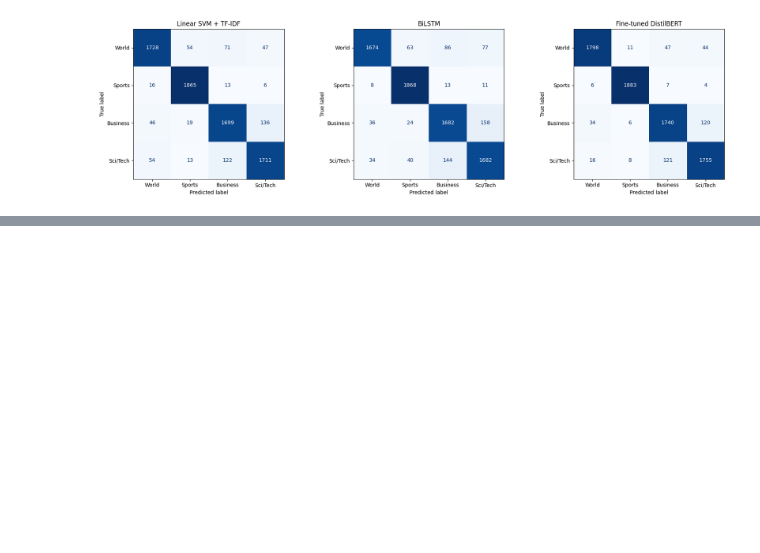
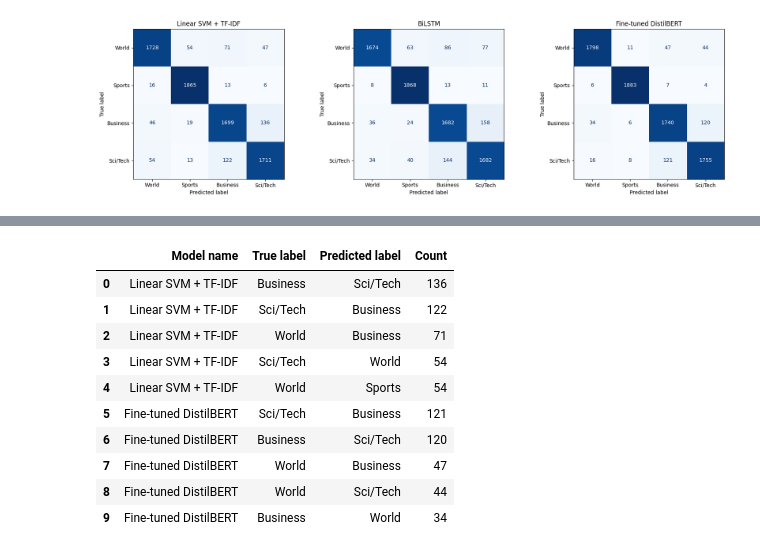
Before and after one commit to fufu3105/machine-learning-assignment, a Jupyter notebook: assignment.ipynb, the cells around one changed output, grey strips where cells are left out. Cells and saved outputs as stored; diff of their text form; code cells hidden in the pictures; blank space fills up the shorter version.

Commit message:
Update error analysis

```diff
--- a/assignment.ipynb
+++ b/assignment.ipynb
@@ -3809,0 +3878,31 @@ The aggregate metrics describe overall predictive performance, but they do not e
+# %%
+confusion_rows = []
+for model_name in ERROR_ANALYSIS_MODELS:
+    errors = error_analysis_frame.loc[
+        error_analysis_frame[model_name] != error_analysis_frame["True label"]
+    ]
+    counts = (
+        errors.groupby(["True label", model_name])
+        .size().rename("Count").reset_index()
+        .rename(columns={model_name: "Predicted label"})
+        .sort_values("Count", ascending=False).head(5)
+    )
+    counts.insert(0, "Model name", model_name)
+    confusion_rows.append(counts)
+frequent_confusion_pairs = pd.concat(confusion_rows, ignore_index=True)
+display(frequent_confusion_pairs)
+frequent_confusion_pairs.to_csv(
+    TABLE_DIR / "error_analysis_frequent_confusion_pairs.csv", index=False
+)
+# %% [output]
+|  | Model name | True label | Predicted label | Count |
+| 0 | Linear SVM + TF-IDF | Business | Sci/Tech | 136 |
+| 1 | Linear SVM + TF-IDF | Sci/Tech | Business | 122 |
+| 2 | Linear SVM + TF-IDF | World | Business | 71 |
+| 3 | Linear SVM + TF-IDF | Sci/Tech | World | 54 |
+| 4 | Linear SVM + TF-IDF | World | Sports | 54 |
+| 5 | Fine-tuned DistilBERT | Sci/Tech | Business | 121 |
+| 6 | Fine-tuned DistilBERT | Business | Sci/Tech | 120 |
+| 7 | Fine-tuned DistilBERT | World | Business | 47 |
+| 8 | Fine-tuned DistilBERT | World | Sci/Tech | 44 |
+| 9 | Fine-tuned DistilBERT | Business | World | 34 |
```
Also changed, not shown: parts of 30 cells of this notebook, 6 other files.
